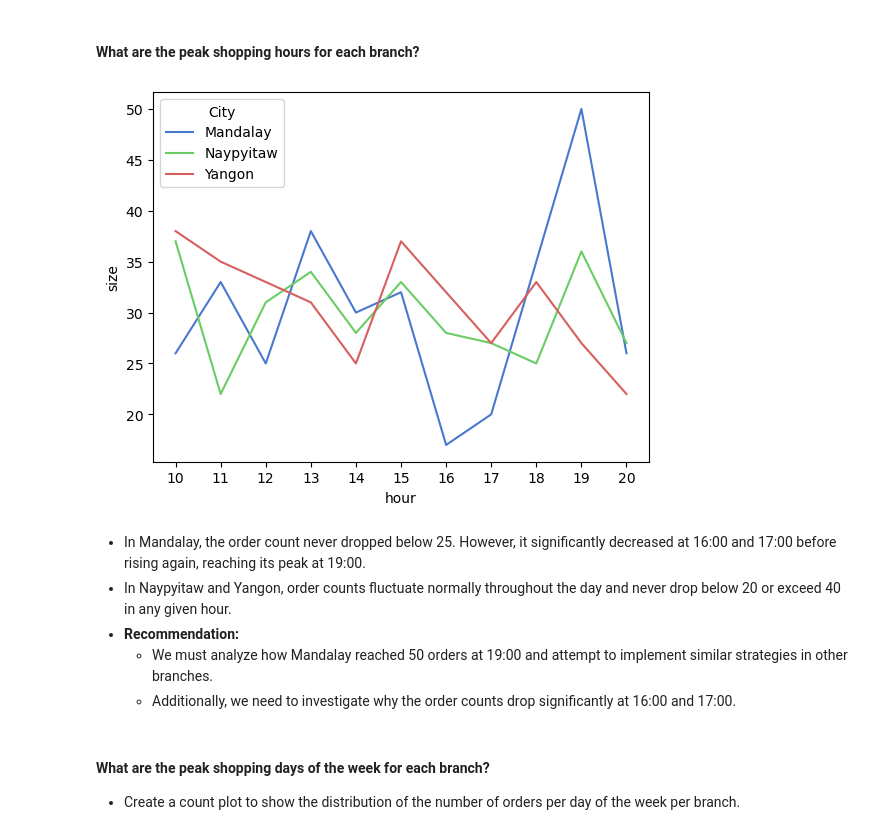
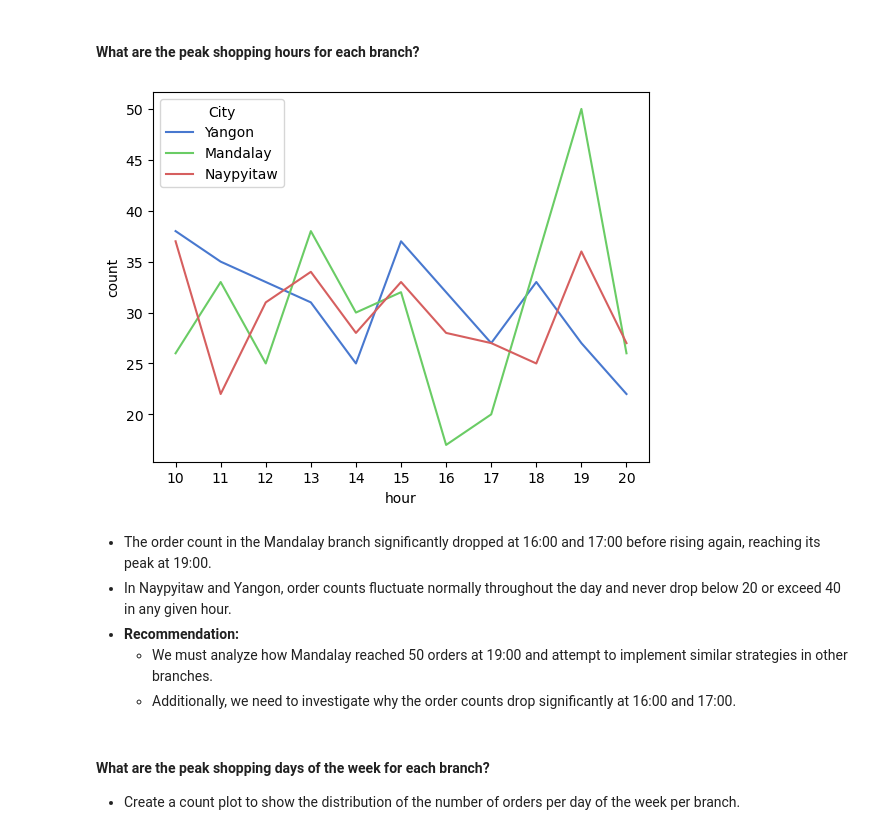
Before and after one commit to MohammadGhanaym/Data-Analysis-Projects, a Jupyter notebook: Supermarket Sales Analysis in Python/Supermarket Customer Retention Analysis.ipynb, the cells around one changed output. Saved outputs shown, nothing was run; the diff lists cells and outputs as text; code cells hidden in the pictures.

```diff
--- a/Supermarket Sales Analysis in Python/Supermarket Customer Retention Analysis.ipynb
+++ b/Supermarket Sales Analysis in Python/Supermarket Customer Retention Analysis.ipynb
@@ -447,16 +448,19 @@ plt.show()
 - Overall, regardless of the supermarket branch, member customers contribute more to revenue.
 # %% [markdown]
 #### What are the peak shopping hours for each branch?
+# %%
+order_count_by_hour_and_branch = df_clean.groupby(['City'], as_index=False)['hour'].value_counts()
+order_count_by_hour_and_branch = order_count_by_hour_and_branch.sort_values(by='hour')
 # %%
 sns.lineplot(data=order_count_by_hour_and_branch,
             x='hour',
-            y='size',
+            y='count',
             hue='City')
 plt.show()
 # %% [output]
-[figure, old version]
+[figure, new version]
 # %% [markdown]
-- In Mandalay, the order count never dropped below 25. However, it significantly decreased at 16:00 and 17:00 before rising again, reaching its peak at 19:00.
+- The order count in the Mandalay branch significantly dropped at 16:00 and 17:00 before rising again, reaching its peak at 19:00.
 - In Naypyitaw and Yangon, order counts fluctuate normally throughout the day and never drop below 20 or exceed 40 in any given hour.
 - **Recommendation:**
     - We must analyze how Mandalay reached 50 orders at 19:00 and attempt to implement similar strategies in other branches.
```
Also changed, not shown: parts of 7 cells of this notebook.
